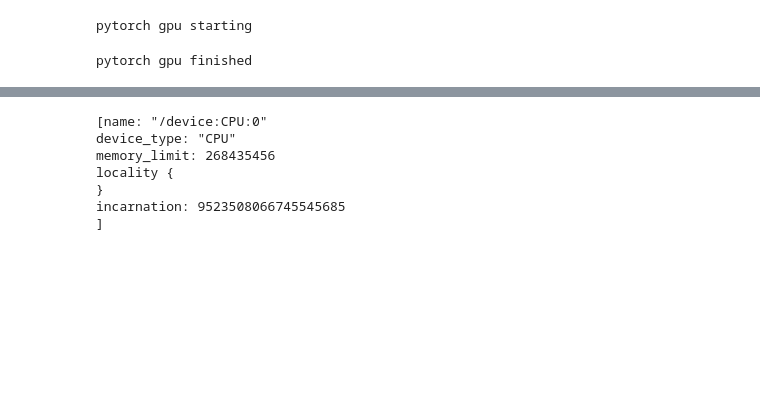
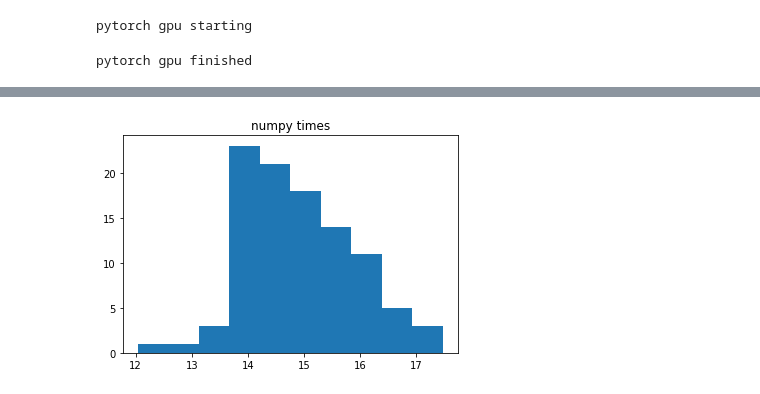
Before and after one commit to rkingery/self_selecting_neural_nets, a Jupyter notebook: perf/ss_ipynb.ipynb, the cells around one changed output, grey strips where cells are left out. Drawn from its saved outputs; the diff is of its cells as text; code cells hidden in the pictures; blank space fills up the shorter version.

```diff
--- a/perf/ss_ipynb.ipynb
+++ b/perf/ss_ipynb.ipynb
@@ -252,12 +235,6 @@ UsageError: Line magic function `%conda` not found.
-# %%
-from tensorflow.python.client import device_lib
-
-print(device_lib.list_local_devices())
-# %% [output]
-[name: "/device:CPU:0"
-device_type: "CPU"
-memory_limit: 268435456
-locality {
-}
-incarnation: 9523508066745545685
-]
+# %%
+plt.hist(times_np)
+plt.title('numpy times')
+plt.show()
+# %% [output]
+[figure, added]
```
Also changed, not shown: parts of 9 cells of this notebook.
